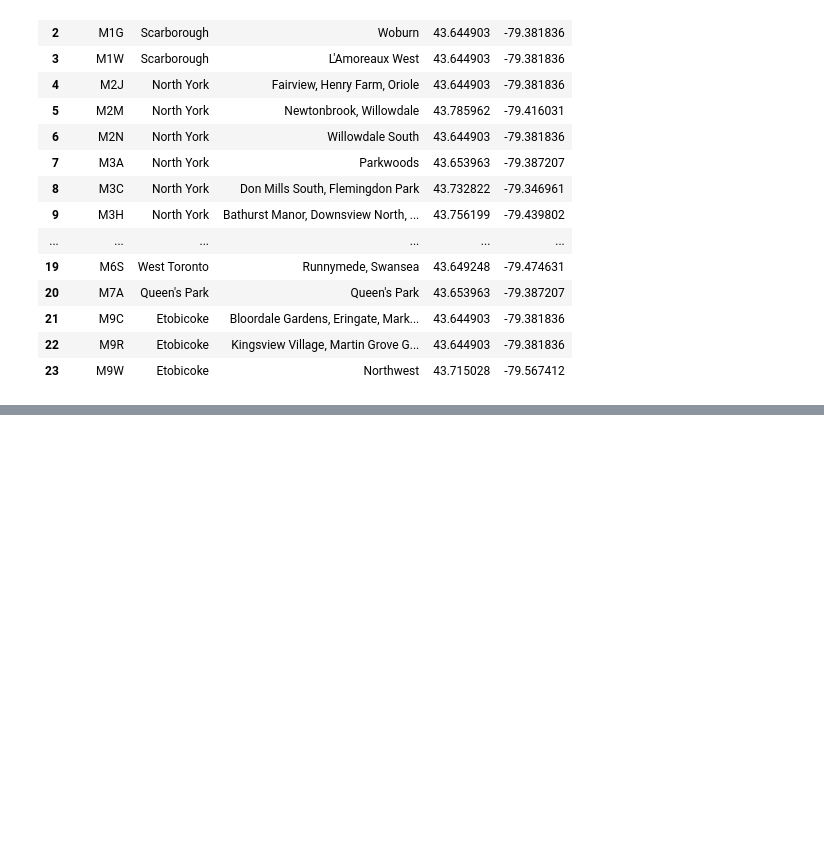
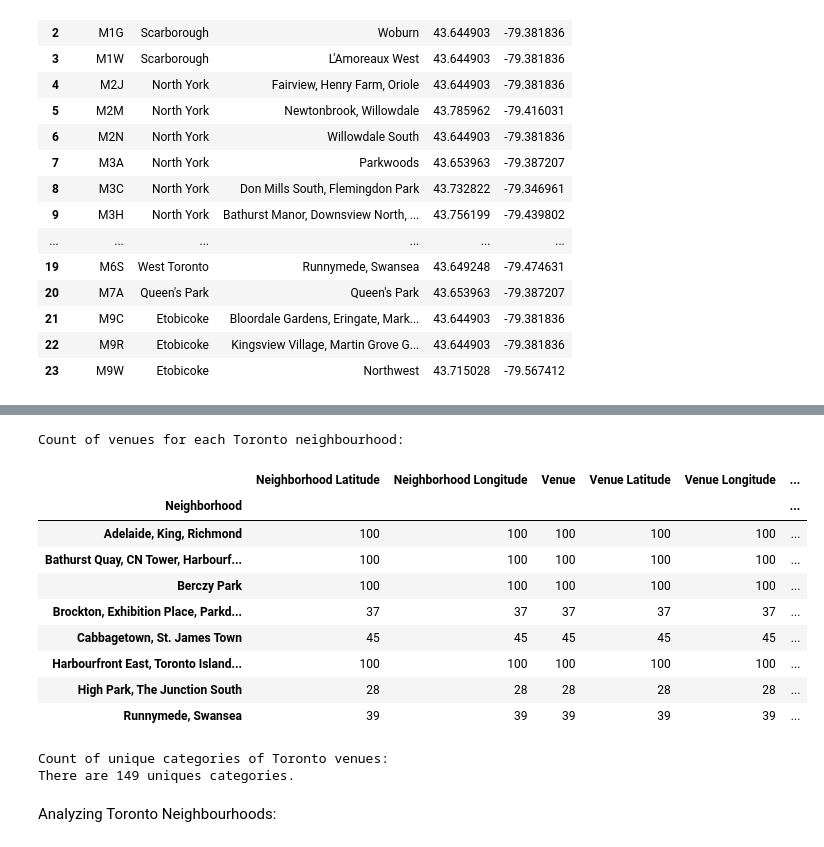
Before and after one commit to sujita20/Coursera_Capstone, a Jupyter notebook: Segmenting and Clustering Toronto.ipynb, the cells around one changed output, grey strips where cells are left out. Cells and saved outputs as stored; diff of their text form; code cells hidden in the pictures; blank space fills up the shorter version.

```diff
--- a/Segmenting and Clustering Toronto.ipynb
+++ b/Segmenting and Clustering Toronto.ipynb
@@ -312,0 +592,23 @@ Table shape after removing postcodes with no location values:  (24, 5)
+# %%
+print("Count of venues for each Toronto neighbourhood: ")
+toronto_venues.groupby('Neighborhood').count()
+# %% [output]
+Count of venues for each Toronto neighbourhood:
+|  | Neighborhood Latitude | Neighborhood Longitude | Venue | Venue Latitude | Venue Longitude | ... |
+| Neighborhood |  |  |  |  |  | ... |
+| Adelaide, King, Richmond | 100 | 100 | 100 | 100 | 100 | ... |
+| Bathurst Quay, CN Tower, Harbourf... | 100 | 100 | 100 | 100 | 100 | ... |
+| Berczy Park | 100 | 100 | 100 | 100 | 100 | ... |
+| Brockton, Exhibition Place, Parkd... | 37 | 37 | 37 | 37 | 37 | ... |
+| Cabbagetown, St. James Town | 45 | 45 | 45 | 45 | 45 | ... |
+| Harbourfront East, Toronto Island... | 100 | 100 | 100 | 100 | 100 | ... |
+| High Park, The Junction South | 28 | 28 | 28 | 28 | 28 | ... |
+| Runnymede, Swansea | 39 | 39 | 39 | 39 | 39 | ... |
+# %%
+print("Count of unique categories of Toronto venues:")
+print('There are {} uniques categories.'.format(len(toronto_venues['Venue Category'].unique())))
+# %% [output]
+Count of unique categories of Toronto venues:
+There are 149 uniques categories.
+# %% [markdown]
+Analyzing Toronto Neighbourhoods:
```
Also changed, not shown: parts of 35 cells of this notebook.
